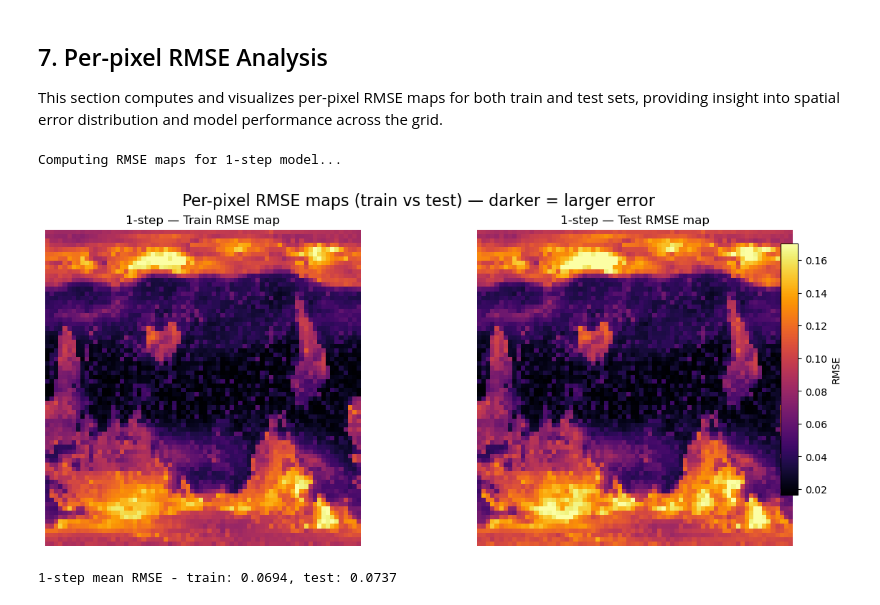
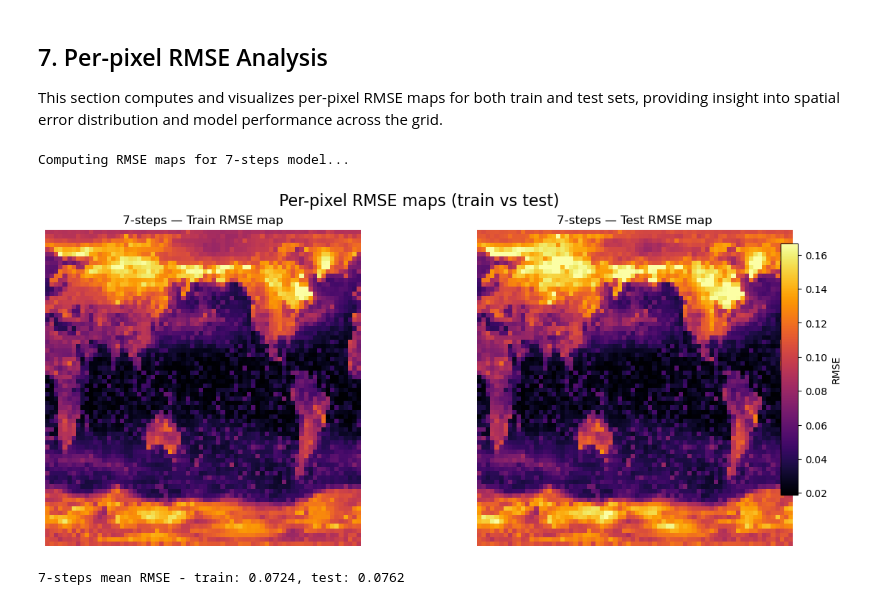
Before and after one commit to Mignar99/WeatherVisionNN, a Jupyter notebook: Transformer.ipynb, the cells around one changed output. Cells and saved outputs as stored; diff of their text form; code cells hidden in the pictures.

```diff
--- a/Transformer.ipynb
+++ b/Transformer.ipynb
@@ -52,7 +52,7 @@ Attributes: (12/14)
     actual_range:      [208.67305 323.12778]
     var_desc:          Air temperature
 # %%
-def create_dataset(ds, field_name='air'):
+"""def create_dataset(ds, field_name='air'):
     n_time, n_lon, n_lat = ds[field_name].shape
 
     data = torch.as_tensor(ds[field_name].values.reshape(n_time, 1, n_lon, n_lat))
@@ -66,7 +66,7 @@ def create_dataset(ds, field_name='air'):
 
     return dataset, n_time-1
 
-data_20cr, n_time = create_dataset(ds_20cr)
+data_20cr, n_time = create_dataset(ds_20cr)"""
 # %% [markdown]
 ## 2. Dataset Preparation
 
@@ -120,7 +120,7 @@ training_data, validation_data, test_data = torch.utils.data.random_split(data_2
 # %%
 from torch.utils.data import DataLoader
 
-batch_size = 16
+batch_size = 32
 
 train_dataloader = DataLoader(training_data, batch_size=batch_size, shuffle=True)
 validation_dataloader = DataLoader(validation_data, batch_size=batch_size, shuffle=True)
@@ -252,7 +252,7 @@ print('Using device:', device)
 
 model = VisionTransformer().to(device)
 criterion = nn.MSELoss()
-optimizer = torch.optim.Adam(model.parameters(), lr=1e-4)
+optimizer = torch.optim.Adam(model.parameters(), lr=2e-4)
 n_epochs = 50
 best_val = float('inf')
 train_losses = []
@@ -434,7 +434,7 @@ Example predictions for 1-step ahead model
 This section computes and visualizes per-pixel RMSE maps for both train and test sets, providing insight into spatial error distribution and model performance across the grid.
 # %%
 # Compute and plot per-pixel RMSE maps (train and test) for each model
-# This creates 3×2 plots: rows = models (1-,3-,7-step), cols = [train, test]
+
 
 def compute_rmse_map(model, dataloader, device):
     """Return per-pixel RMSE map (H, W) computed across all samples in dataloader."""
@@ -465,42 +465,42 @@ def compute_rmse_map(model, dataloader, device):
 # Compute maps for each model / dataset
 maps = []  # [(model_name, train_map, test_map)]
 models_info = [
-    ('1-step', model, train_dataloader, test_dataloader)
+    ('7-steps', model, train_dataloader, test_dataloader)
     ]
 
 for name, model, train_loader, test_loader in models_info:
     print(f'Computing RMSE maps for {name} model...')
     train_map = compute_rmse_map(model, train_loader, device)
     test_map = compute_rmse_map(model, test_loader, device)
     maps.append((name, train_map, test_map))
 
 # Determine common color scale for comparability
 all_vals = np.concatenate([m[1].ravel() for m in maps] + [m[2].ravel() for m in maps])
 vmax = np.percentile(all_vals, 99)  # robust max (99th percentile)
 vmin = np.percentile(all_vals, 1)
 
 # Plot 1x2 grid (train and test maps side by side)
 fig, axes = plt.subplots(1, 2, figsize=(12, 5), constrained_layout=True)
 for name, train_map, test_map in maps:
-    im0 = axes[0].imshow(train_map, cmap='inferno', vmin=vmin, vmax=vmax)
+    im0 = axes[0].imshow(np.flipud(train_map), cmap='inferno', vmin=vmin, vmax=vmax)
     axes[0].set_title(f'{name} — Train RMSE map')
     axes[0].axis('off')
 
-    im1 = axes[1].imshow(test_map, cmap='inferno', vmin=vmin, vmax=vmax)
+    im1 = axes[1].imshow(np.flipud(test_map), cmap='inferno', vmin=vmin, vmax=vmax)
     axes[1].set_title(f'{name} — Test RMSE map')
     axes[1].axis('off')
 
 # Add a single colorbar on the right
 cbar_ax = fig.add_axes([0.92, 0.15, 0.02, 0.7])  # [left, bottom, width, height]
 fig.colorbar(im1, cax=cbar_ax, label='RMSE')
 
-plt.suptitle('Per-pixel RMSE maps (train vs test) — darker = larger error', fontsize=16)
+plt.suptitle('Per-pixel RMSE maps (train vs test)', fontsize=16)
 plt.show()
 
 # Print mean RMSE per model/dataset for convenience
 for name, train_map, test_map in maps:
     print(f"{name} mean RMSE - train: {train_map.mean():.4f}, test: {test_map.mean():.4f}")
 # %% [output]
-Computing RMSE maps for 1-step model...
+Computing RMSE maps for 7-steps model...
-[figure, old version]
+[figure, new version]
-1-step mean RMSE - train: 0.0694, test: 0.0737
+7-steps mean RMSE - train: 0.0724, test: 0.0762
```
Also changed, not shown: parts of 3 cells of this notebook, 1 other file.
